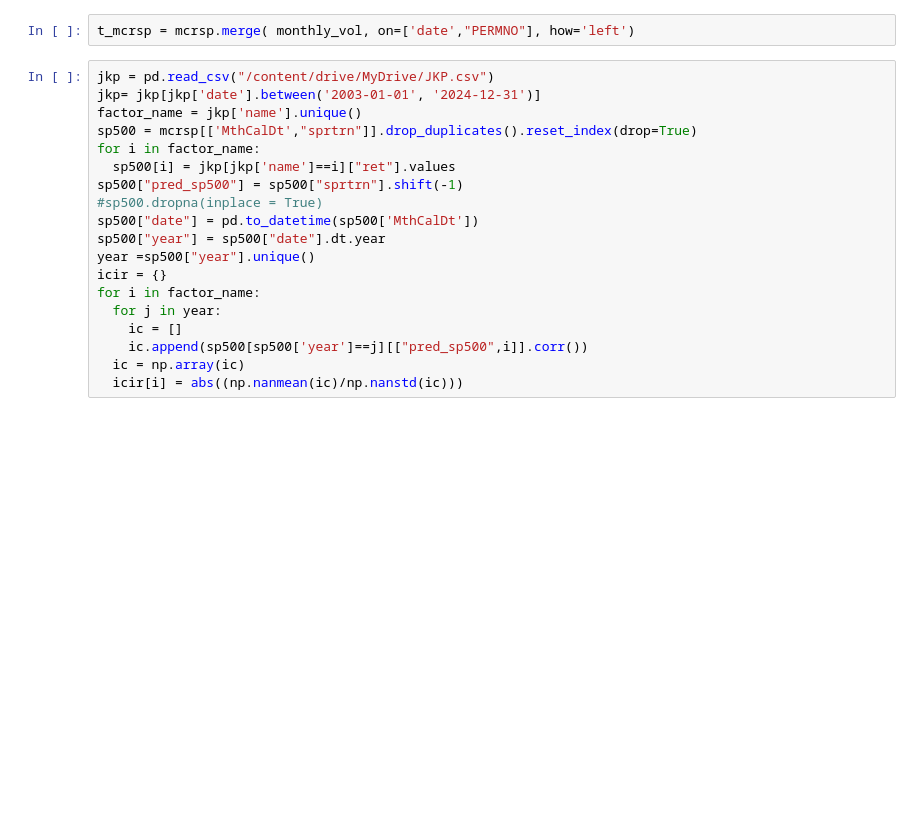
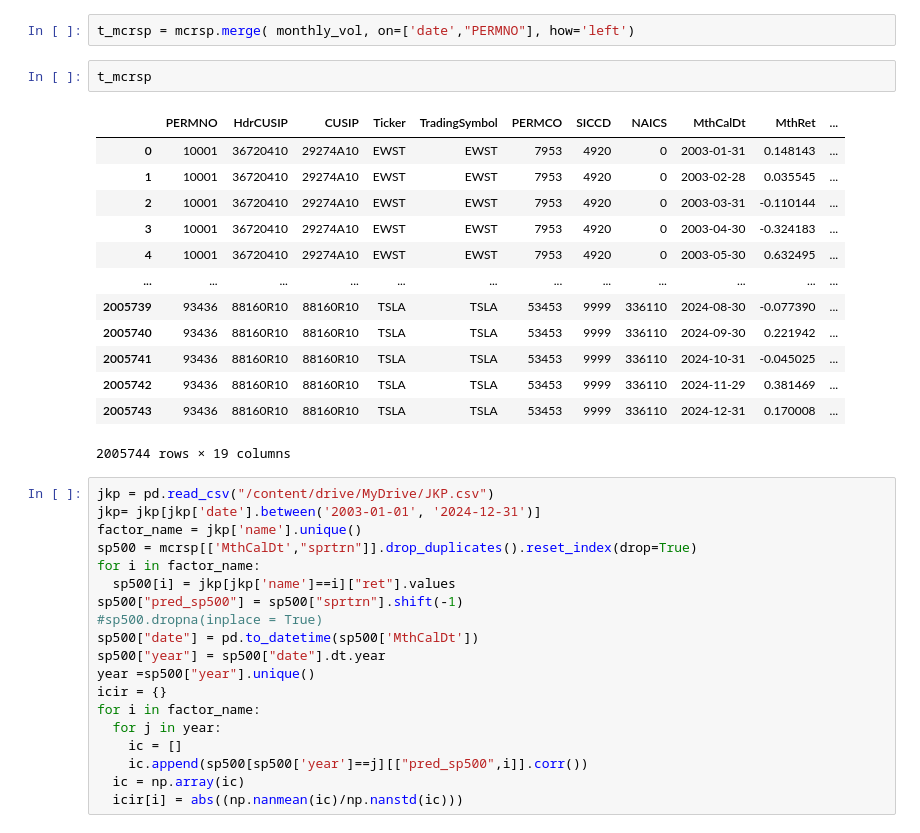
Before and after one commit to tonichencs/ML_In_Finance_Project, a Jupyter notebook: factor_DNN/factor_process.ipynb, the cells around one changed output. Saved outputs shown, nothing was run; the diff lists cells and outputs as text; blank space fills up the shorter version.

```diff
--- a/factor_DNN/factor_process.ipynb
+++ b/factor_DNN/factor_process.ipynb
@@ -118,6 +120,22 @@ mapping_dict = dict(zip(result["date"].unique(), mcrsp["date"].unique()))
 monthly_vol["date"] = result["date"].apply(lambda x: mapping_dict[x])
 # %%
 t_mcrsp = mcrsp.merge( monthly_vol, on=['date',"PERMNO"], how='left')
+# %%
+t_mcrsp
+# %% [output]
+|  | PERMNO | HdrCUSIP | CUSIP | Ticker | TradingSymbol | PERMCO | SICCD | NAICS | MthCalDt | MthRet | ... |
+| 0 | 10001 | 36720410 | 29274A10 | EWST | EWST | 7953 | 4920 | 0 | 2003-01-31 | 0.148143 | ... |
+| 1 | 10001 | 36720410 | 29274A10 | EWST | EWST | 7953 | 4920 | 0 | 2003-02-28 | 0.035545 | ... |
+| 2 | 10001 | 36720410 | 29274A10 | EWST | EWST | 7953 | 4920 | 0 | 2003-03-31 | -0.110144 | ... |
+| 3 | 10001 | 36720410 | 29274A10 | EWST | EWST | 7953 | 4920 | 0 | 2003-04-30 | -0.324183 | ... |
+| 4 | 10001 | 36720410 | 29274A10 | EWST | EWST | 7953 | 4920 | 0 | 2003-05-30 | 0.632495 | ... |
+| ... | ... | ... | ... | ... | ... | ... | ... | ... | ... | ... | ... |
+| 2005739 | 93436 | 88160R10 | 88160R10 | TSLA | TSLA | 53453 | 9999 | 336110 | 2024-08-30 | -0.077390 | ... |
+| 2005740 | 93436 | 88160R10 | 88160R10 | TSLA | TSLA | 53453 | 9999 | 336110 | 2024-09-30 | 0.221942 | ... |
+| 2005741 | 93436 | 88160R10 | 88160R10 | TSLA | TSLA | 53453 | 9999 | 336110 | 2024-10-31 | -0.045025 | ... |
+| 2005742 | 93436 | 88160R10 | 88160R10 | TSLA | TSLA | 53453 | 9999 | 336110 | 2024-11-29 | 0.381469 | ... |
+| 2005743 | 93436 | 88160R10 | 88160R10 | TSLA | TSLA | 53453 | 9999 | 336110 | 2024-12-31 | 0.170008 | ... |
+2005744 rows × 19 columns
 # %%
 jkp = pd.read_csv("/content/drive/MyDrive/JKP.csv")
 jkp= jkp[jkp['date'].between('2003-01-01', '2024-12-31')]
```
Also changed, not shown: parts of 7 cells of this notebook, 5 other files.
